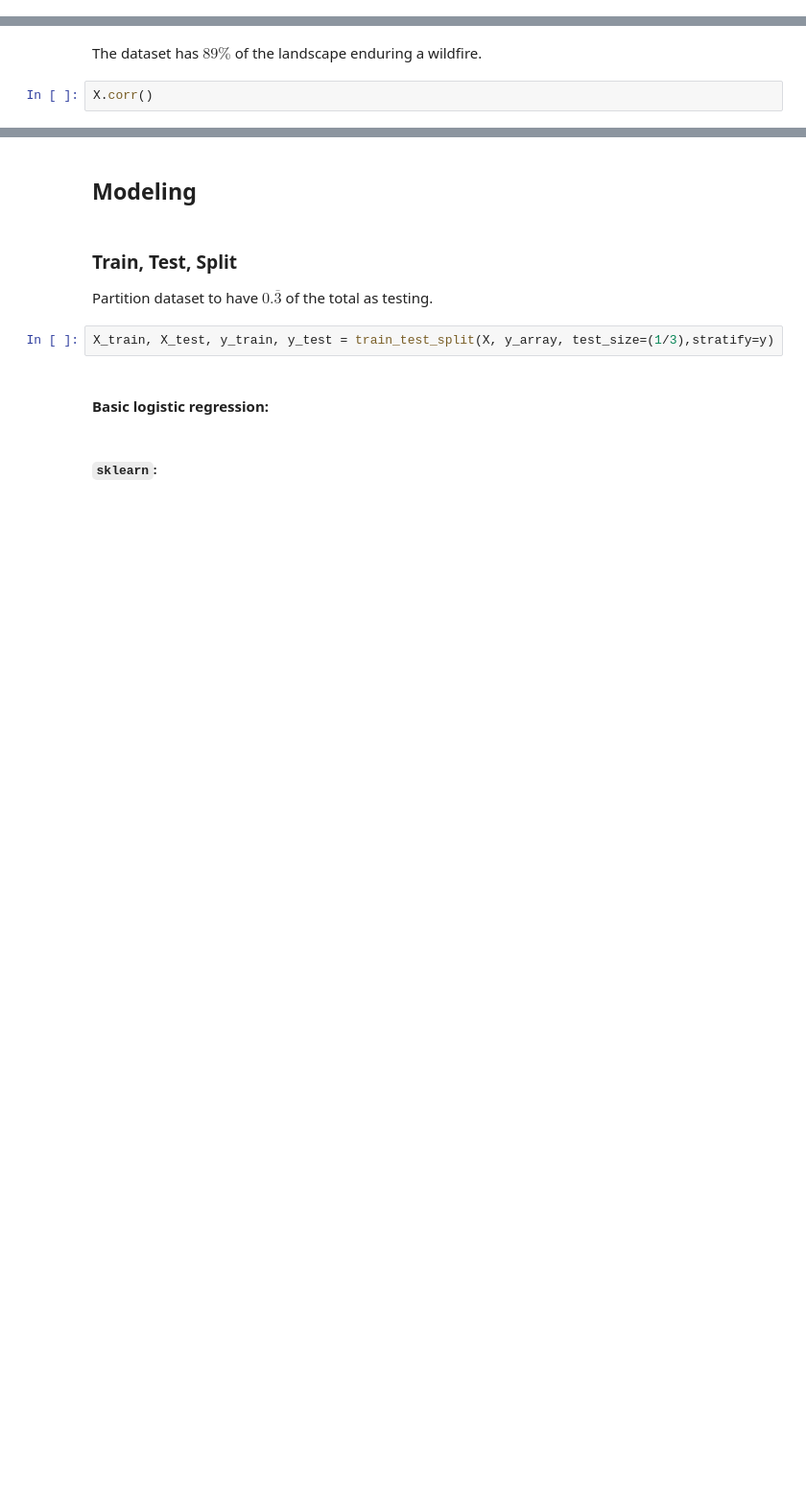
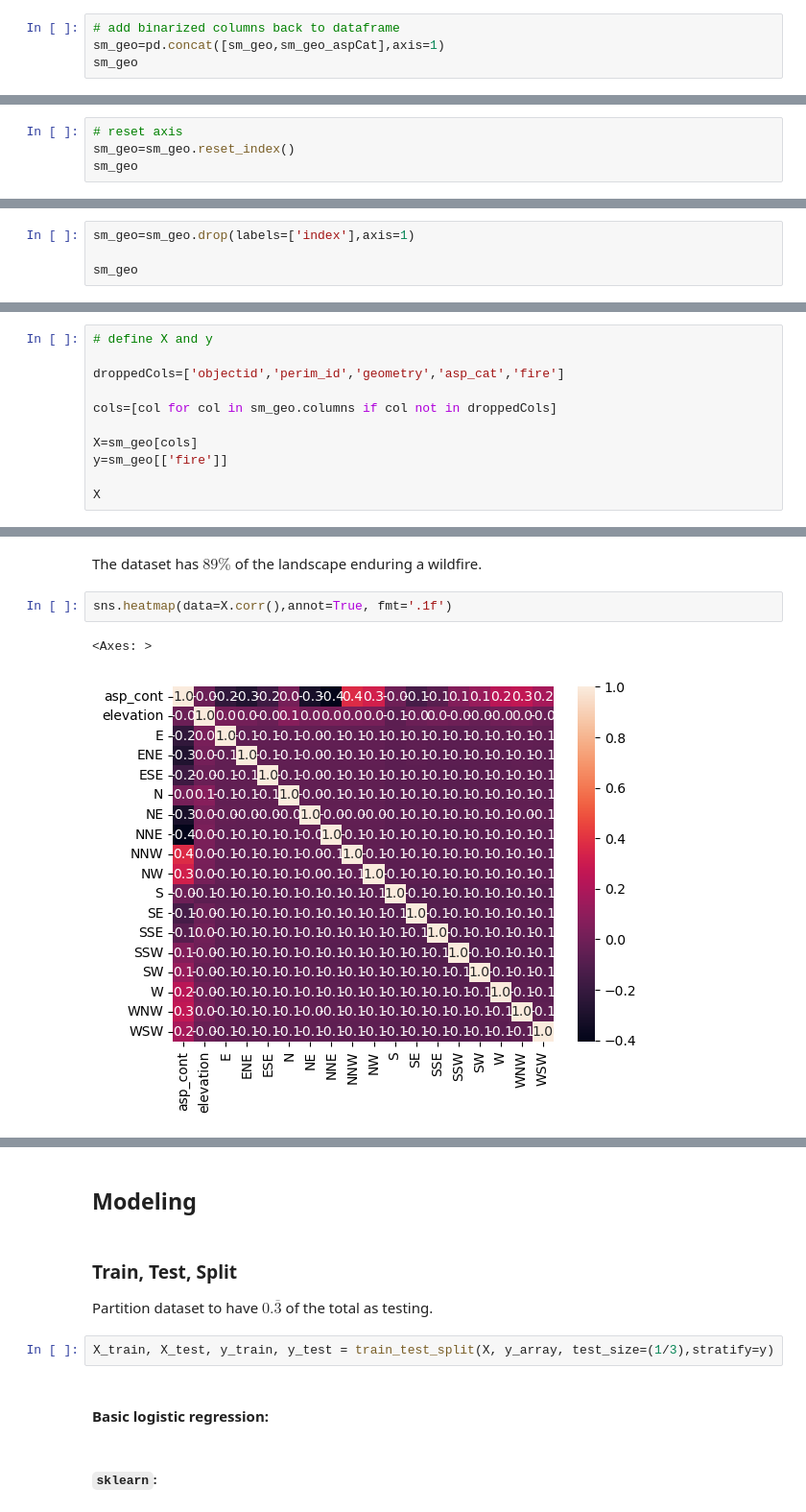
Before and after one commit to sralter/classifire, a Jupyter notebook: 01_capstone_notebooks/alter_samuel_capstone_geoanalysis.ipynb, the cells around one changed output, grey strips where cells are left out. Shown at 96% size. Saved outputs shown, nothing was run; the diff lists cells and outputs as text; blank space fills up the shorter version.

Commit message:
updated geoanalysis and preprocess imagery notebooks

```diff
--- a/01_capstone_notebooks/alter_samuel_capstone_geoanalysis.ipynb
+++ b/01_capstone_notebooks/alter_samuel_capstone_geoanalysis.ipynb
@@ -188,0 +221,4 @@ KeyError: "['perim_asp_1'] not in index"
+# %%
+# add binarized columns back to dataframe
+sm_geo=pd.concat([sm_geo,sm_geo_aspCat],axis=1)
+sm_geo
@@ -188,0 +239,4 @@ KeyError: "['perim_asp_1'] not in index"
+# %%
+# reset axis
+sm_geo=sm_geo.reset_index()
+sm_geo
@@ -188,0 +257,4 @@ KeyError: "['perim_asp_1'] not in index"
+# %%
+sm_geo=sm_geo.drop(labels=['index'],axis=1)
+
+sm_geo
@@ -188,0 +275,11 @@ KeyError: "['perim_asp_1'] not in index"
+# %%
+# define X and y
+
+droppedCols=['objectid','perim_id','geometry','asp_cat','fire']
+
+cols=[col for col in sm_geo.columns if col not in droppedCols]
+
+X=sm_geo[cols]
+y=sm_geo[['fire']]
+
+X
@@ -199,6 +318,9 @@ y.sum()/y.count()
 # %% [markdown]
 The dataset has $89{\%}$ of the landscape enduring a wildfire.
 # %%
-X.corr()
+sns.heatmap(data=X.corr(),annot=True, fmt='.1f')
+# %% [output]
+<Axes: >
+[figure, added]
 # %% [markdown]
 Additionally, there is no collinearity between aspect and elevation.
```
Also changed, not shown: parts of 19 cells of this notebook, 2 other files.
